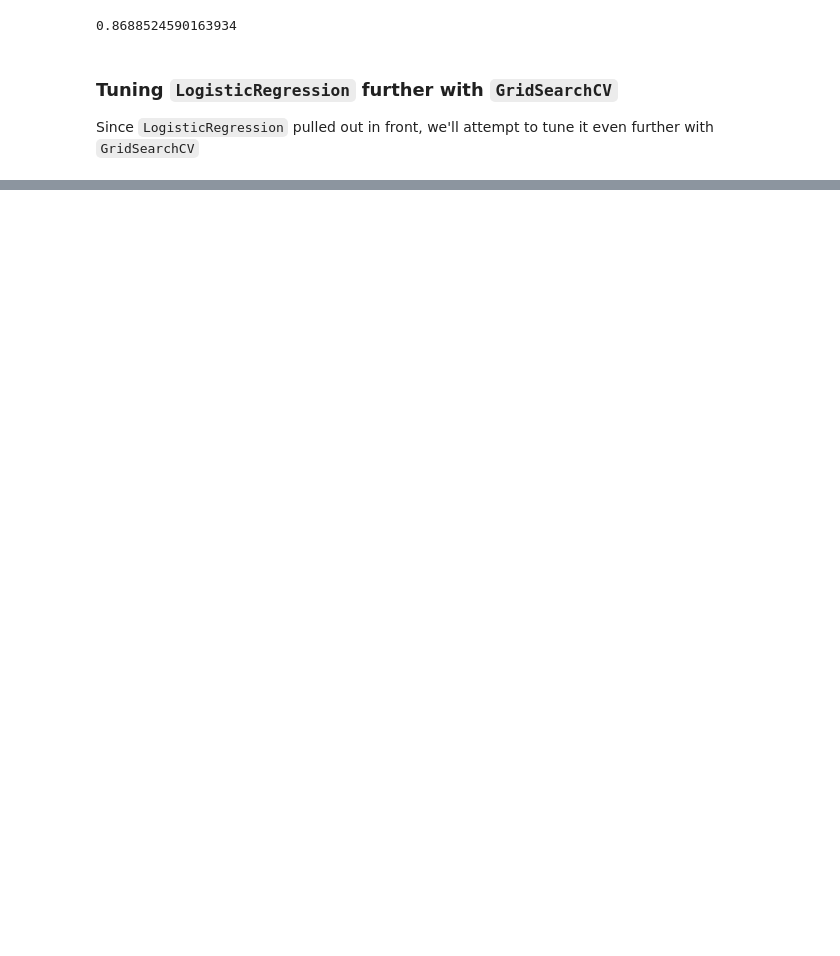
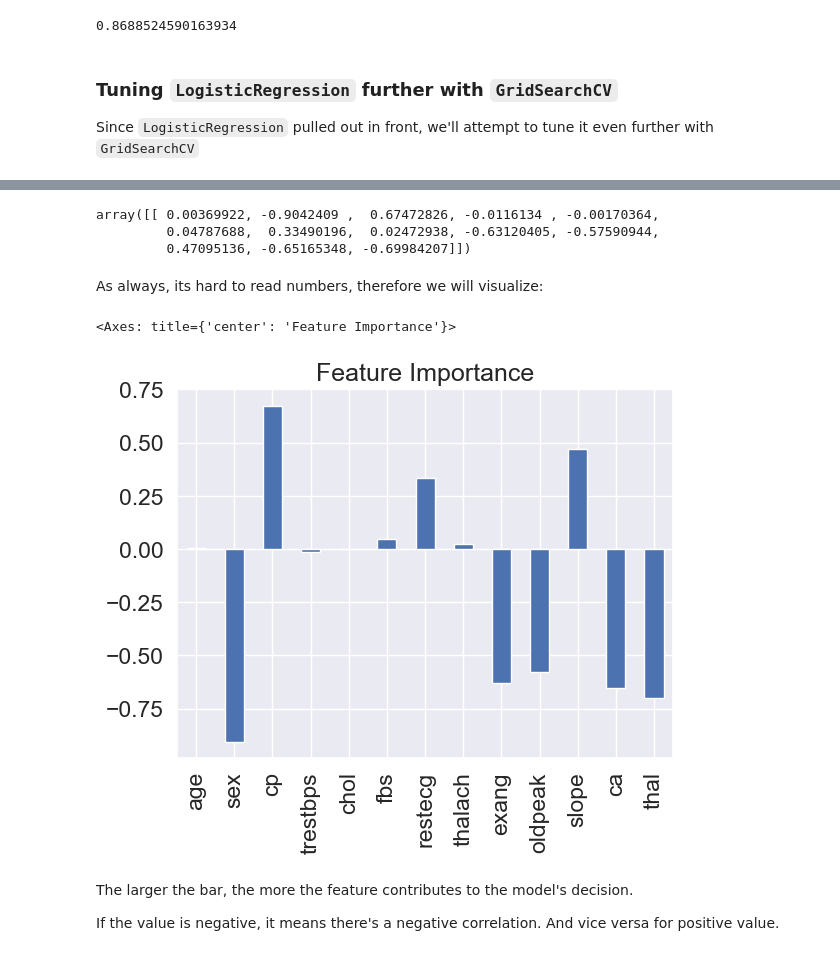
Before and after one commit to Amrovv/heart-disease-ML, a Jupyter notebook: notebooks/02-heart-disease-modeling.ipynb, the cells around one changed output, grey strips where cells are left out. Drawn from its saved outputs; the diff is of its cells as text; code cells hidden in the pictures; blank space fills up the shorter version.

```diff
--- a/notebooks/02-heart-disease-modeling.ipynb
+++ b/notebooks/02-heart-disease-modeling.ipynb
@@ -276,0 +380,26 @@ Wall time: 5.42 s
+# %%
+# Fit an instance of LogisticRegression
+clf.fit(X_train, y_train)
+
+# Check coef_
+clf.coef_
+# %% [output]
+array([[ 0.00369922, -0.9042409 ,  0.67472826, -0.0116134 , -0.00170364,
+         0.04787688,  0.33490196,  0.02472938, -0.63120405, -0.57590944,
+         0.47095136, -0.65165348, -0.69984207]])
+# %% [markdown]
+As always, its hard to read numbers, therefore we will visualize:
+# %%
+# Match features to columns
+features_dict = dict(zip(X.columns, list(clf.coef_[0])))
+
+# Visualize feature importance
+features_df = pd.DataFrame(features_dict, index=[0])
+features_df.T.plot.bar(title="Feature Importance", legend=False)
+# %% [output]
+<Axes: title={'center': 'Feature Importance'}>
+[figure, added]
+# %% [markdown]
+The larger the bar, the more the feature contributes to the model's decision.
+
+If the value is negative, it means there's a negative correlation. And vice versa for positive value.
```
Also changed, not shown: parts of 11 cells of this notebook.
